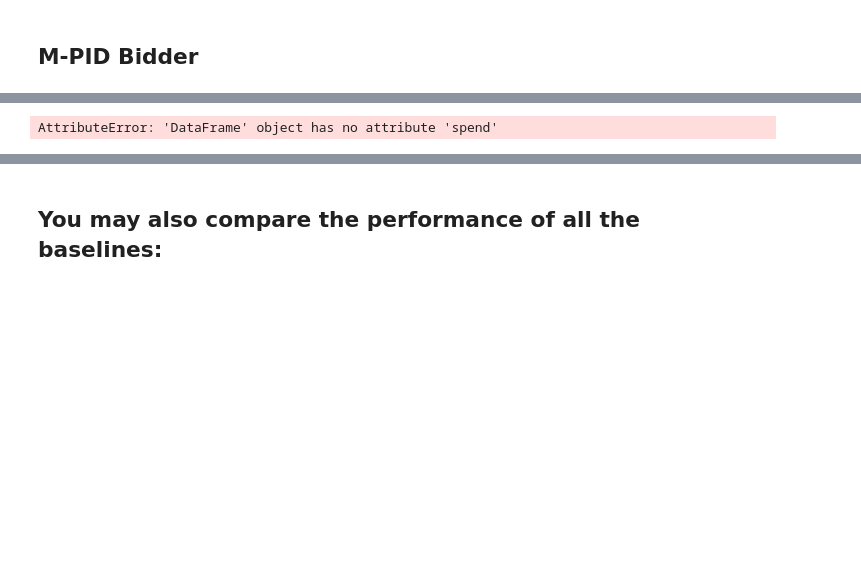
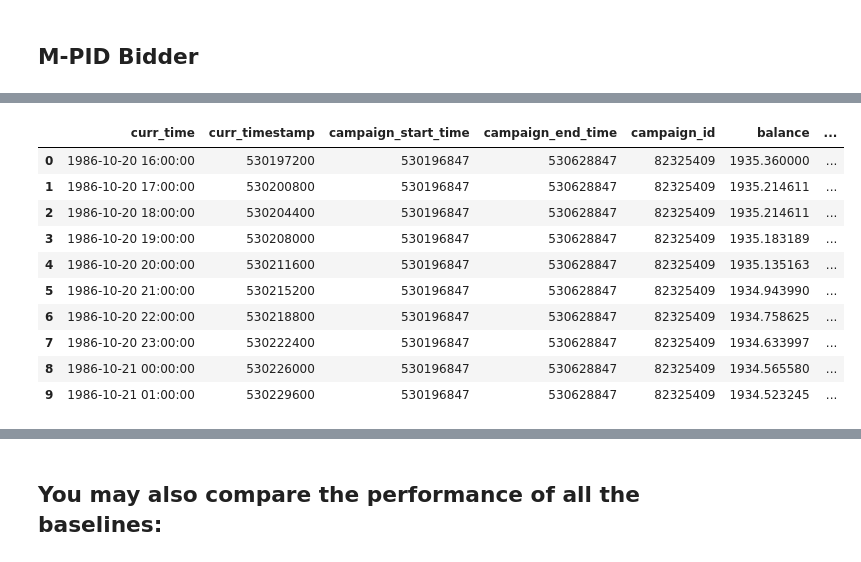
Before and after one commit to katyanaveka/BAT, a Jupyter notebook: example_notebooks/baseline_bidders.ipynb, the cells around one changed output, grey strips where cells are left out. Saved outputs shown, nothing was run; the diff lists cells and outputs as text; code cells hidden in the pictures; blank space fills up the shorter version.

```diff
--- a/example_notebooks/baseline_bidders.ipynb
+++ b/example_notebooks/baseline_bidders.ipynb
@@ -281,8 +290,18 @@ simulation_history = simulate_campaign(
 )
 # %%
 df = simulation_history.to_data_frame()
-viz_data_slivkins = data_prep_vis(df)
+viz_data_broi = data_prep_vis(df)
 df.head(10)
 # %% [output]
-AttributeError: 'DataFrame' object has no attribute 'spend'
+|  | curr_time | curr_timestamp | campaign_start_time | campaign_end_time | campaign_id | balance | ... |
+| 0 | 1986-10-20 16:00:00 | 530197200 | 530196847 | 530628847 | 82325409 | 1935.360000 | ... |
+| 1 | 1986-10-20 17:00:00 | 530200800 | 530196847 | 530628847 | 82325409 | 1935.214611 | ... |
+| 2 | 1986-10-20 18:00:00 | 530204400 | 530196847 | 530628847 | 82325409 | 1935.214611 | ... |
+| 3 | 1986-10-20 19:00:00 | 530208000 | 530196847 | 530628847 | 82325409 | 1935.183189 | ... |
+| 4 | 1986-10-20 20:00:00 | 530211600 | 530196847 | 530628847 | 82325409 | 1935.135163 | ... |
+| 5 | 1986-10-20 21:00:00 | 530215200 | 530196847 | 530628847 | 82325409 | 1934.943990 | ... |
+| 6 | 1986-10-20 22:00:00 | 530218800 | 530196847 | 530628847 | 82325409 | 1934.758625 | ... |
+| 7 | 1986-10-20 23:00:00 | 530222400 | 530196847 | 530628847 | 82325409 | 1934.633997 | ... |
+| 8 | 1986-10-21 00:00:00 | 530226000 | 530196847 | 530628847 | 82325409 | 1934.565580 | ... |
+| 9 | 1986-10-21 01:00:00 | 530229600 | 530196847 | 530628847 | 82325409 | 1934.523245 | ... |
 # %%
```
Also changed, not shown: parts of 67 cells of this notebook, 4 other files.
